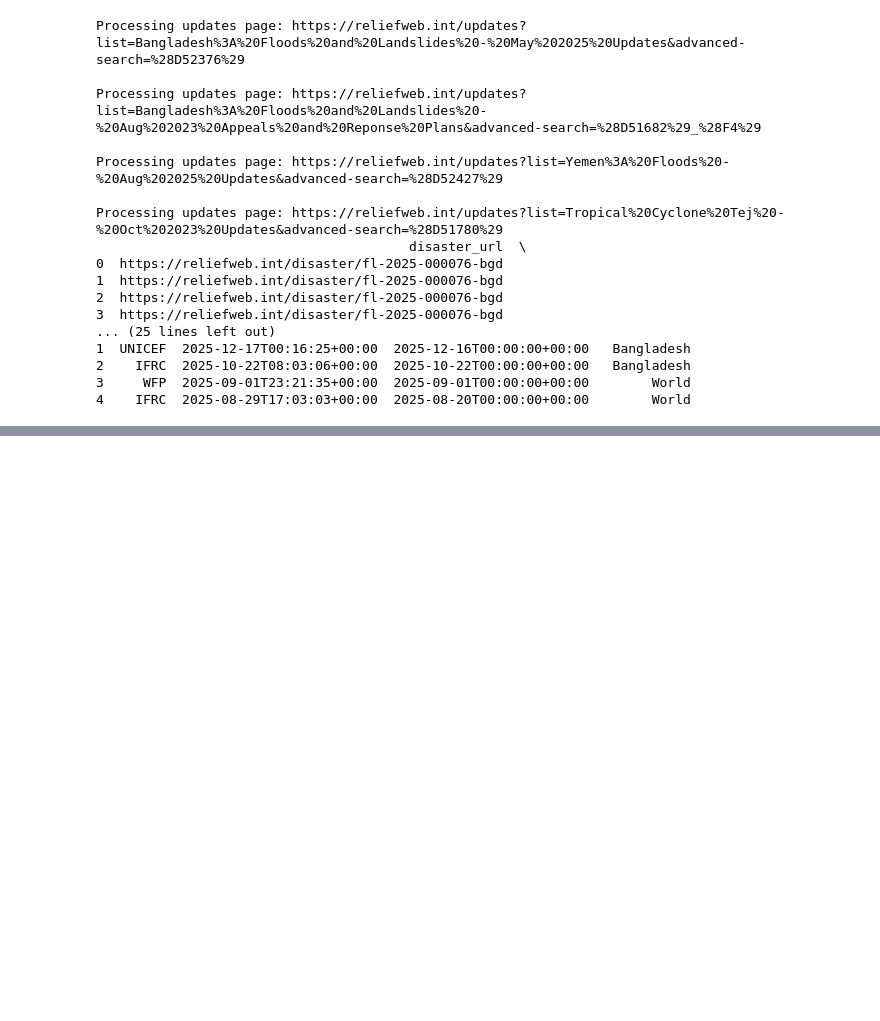
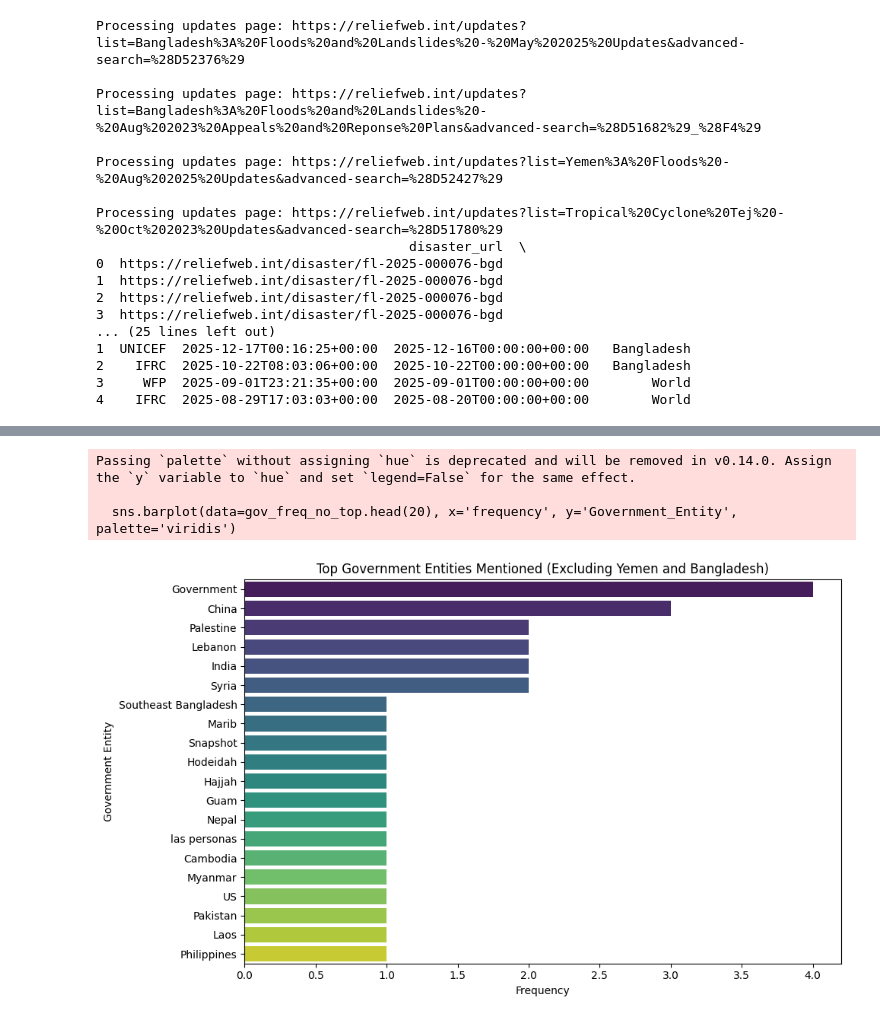
Before and after one commit to urvashibala/GDACS-disaster-data-analysis, a Jupyter notebook: main.ipynb, the cells around one changed output, grey strips where cells are left out. Cells and saved outputs as stored; diff of their text form; code cells hidden in the pictures; blank space fills up the shorter version.

```diff
--- a/main.ipynb
+++ b/main.ipynb
@@ -856,0 +1185,15 @@ reliefweb_updates_df.to_csv(
+# %%
+# Again, but without Yemen and Bangladesh since they are dominating the counts and we want to see the other entities more clearly
+gov_freq_no_top = gov_freq[~gov_freq["Government_Entity"].isin(["Yemen", "Bangladesh"])]
+plt.figure(figsize=(10,6))
+sns.barplot(data=gov_freq_no_top.head(20), x='frequency', y='Government_Entity', palette='viridis')
+plt.title('Top Government Entities Mentioned (Excluding Yemen and Bangladesh)')
+plt.xlabel('Frequency')
+plt.ylabel('Government Entity')
+plt.tight_layout()
+plt.show()
+# %% [output]
+Passing `palette` without assigning `hue` is deprecated and will be removed in v0.14.0. Assign the `y` variable to `hue` and set `legend=False` for the same effect.
+
+  sns.barplot(data=gov_freq_no_top.head(20), x='frequency', y='Government_Entity', palette='viridis')
+[figure, added]
```
Also changed, not shown: parts of 92 cells of this notebook, 2 other files.
